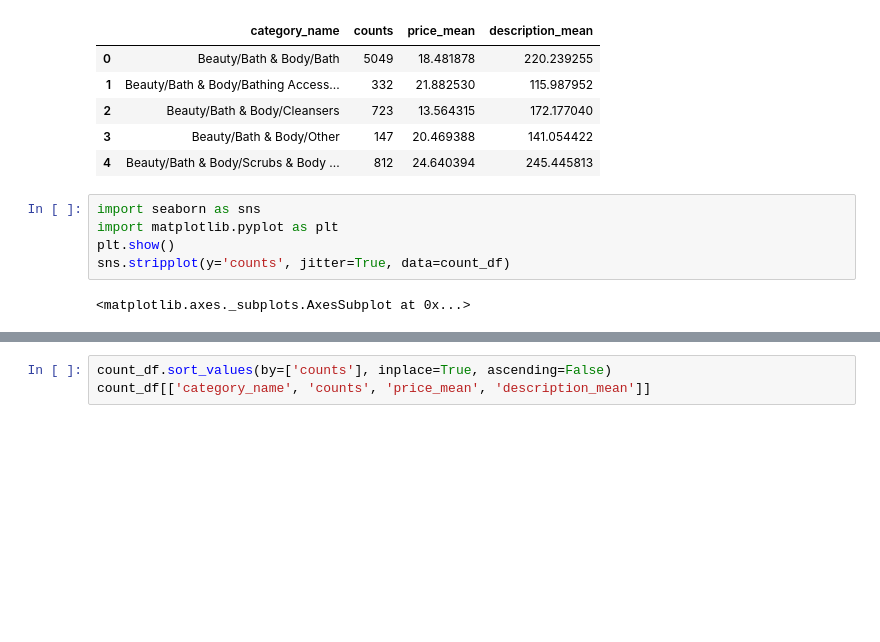
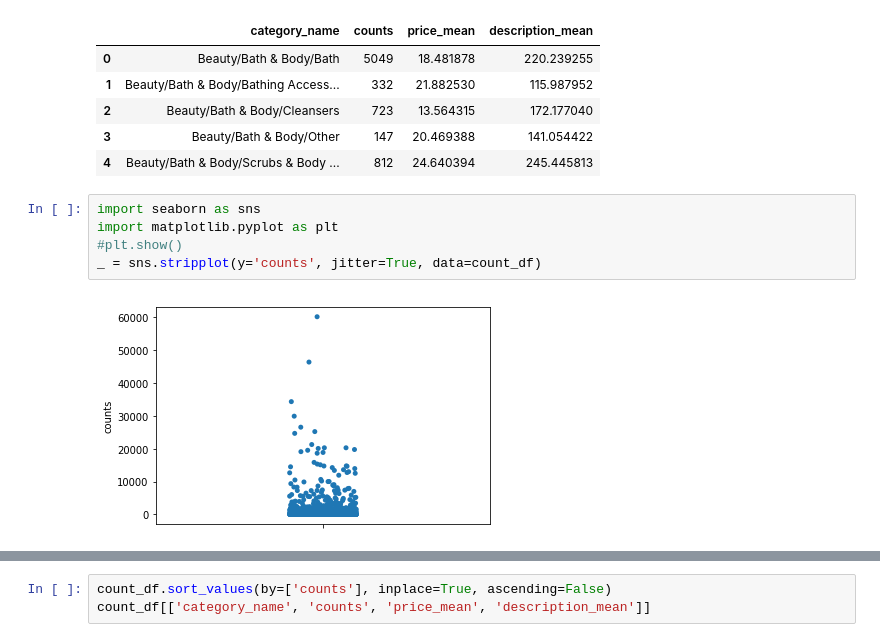
Before and after one commit to ericson-cepeda/springboard-capstone-project, a Jupyter notebook: capstone_project/capstone_recognition_graphs.ipynb, the cells around one changed output, grey strips where cells are left out. Cells and saved outputs as stored; diff of their text form; blank space fills up the shorter version.

```diff
--- a/capstone_project/capstone_recognition_graphs.ipynb
+++ b/capstone_project/capstone_recognition_graphs.ipynb
@@ -32,7 +38,7 @@ count_df.head()
 # %%
 import seaborn as sns
 import matplotlib.pyplot as plt
-plt.show()
-sns.stripplot(y='counts', jitter=True, data=count_df)
+#plt.show()
+_ = sns.stripplot(y='counts', jitter=True, data=count_df)
 # %% [output]
-<matplotlib.axes._subplots.AxesSubplot at 0x...>
+[figure, added]
```
Also changed, not shown: parts of 9 cells of this notebook, 13 other files.
